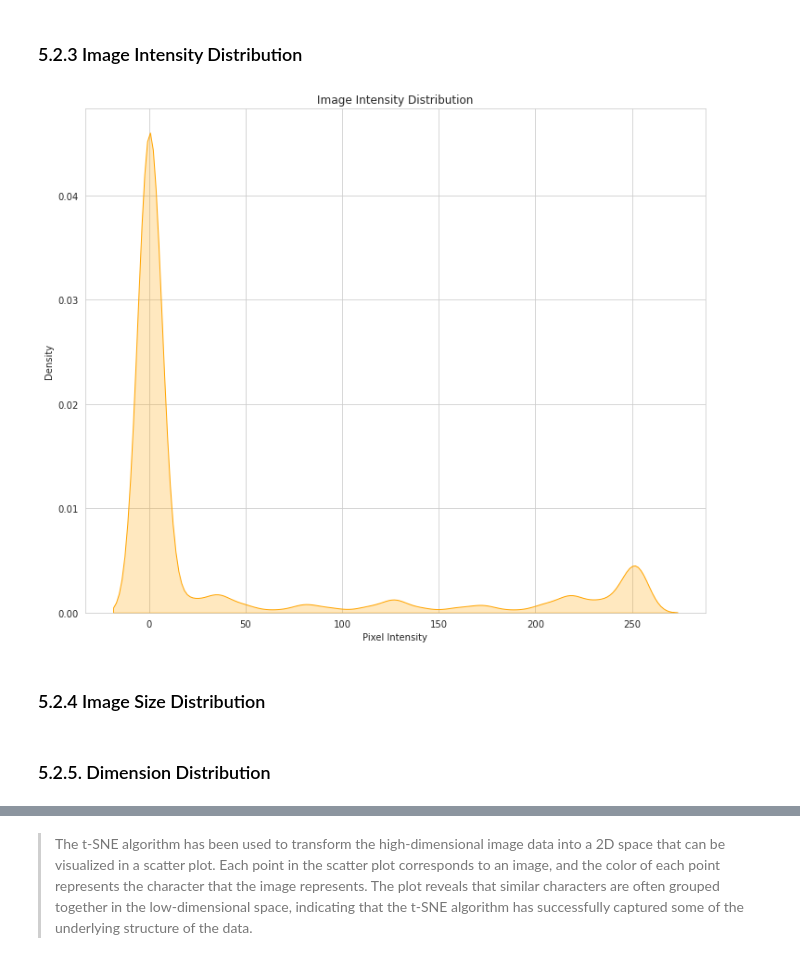
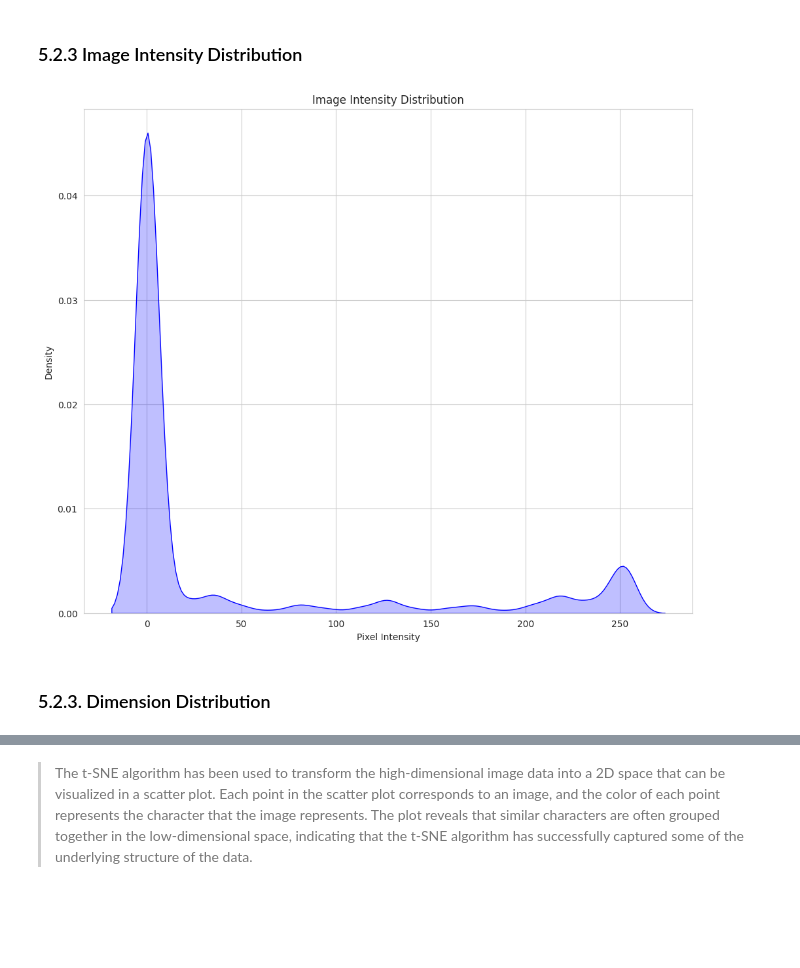
Before and after one commit to adikamunyao/dataClan, a Jupyter notebook: Patch_I.ipynb, the cells around one changed output, grey strips where cells are left out. Saved outputs shown, nothing was run; the diff lists cells and outputs as text; code cells hidden in the pictures; blank space fills up the shorter version.

```diff
--- a/Patch_I.ipynb
+++ b/Patch_I.ipynb
@@ -191,7 +196,7 @@ plt.show()
 # %%
 # Set the background color for all plots
 sns.set_style('whitegrid')
-sns.set_palette(['#FFA07A', '#FFDAB9', '#FF7F50', '#FF8C00'])
+sns.set_palette(['b'])
 
 # Count the number of samples in each class
 num_classes = 62
@@ -225,20 +230,18 @@ plt.show()
 # %%
 # Flatten the pixel intensities of all the images in the dataset
 intensities = np.concatenate(emnist_train_images[:600]).ravel()
 
 # Plot a KDE plot of the pixel intensities
 fig, ax = plt.subplots(figsize=(12, 10))
-sns.kdeplot(intensities, shade=True, color='orange', ax=ax)
+sns.kdeplot(intensities, fill=True, color='b', ax=ax)
 ax.set_title('Image Intensity Distribution')
 ax.set_xlabel('Pixel Intensity')
 ax.set_ylabel('Density')
 plt.show()
 # %% [output]
-[figure, old version]
+[figure, new version]
 # %% [markdown]
-<h3>5.2.4 Image Size Distribution
+<h3> 5.2.3. Dimension Distribution
-# %% [markdown]
-<h3> 5.2.5. Dimension Distribution
 # %%
 # Select a random subset of the data
 subset_idx = np.random.choice(emnist_train_images.shape[0], size=1000, replace=False)
```
Also changed, not shown: parts of 59 cells of this notebook, 1 other file.
